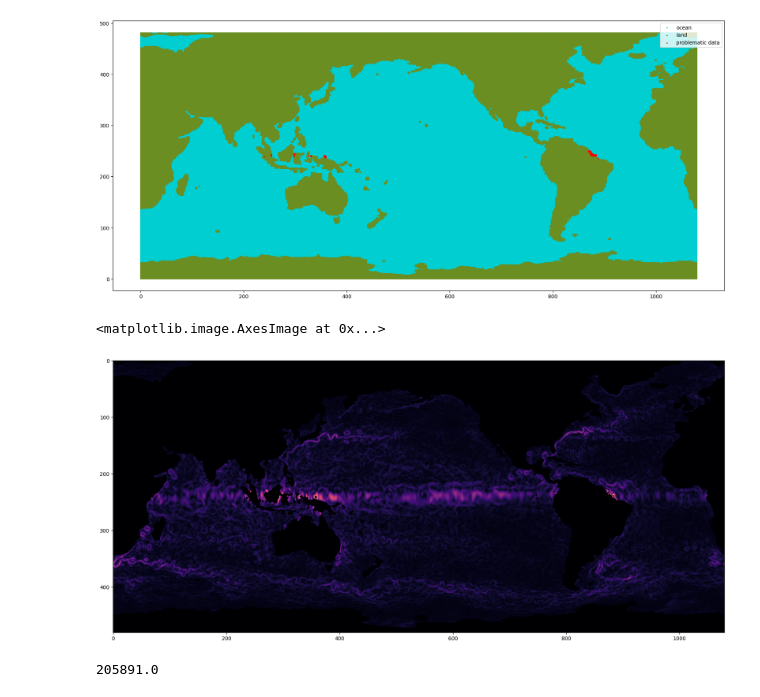
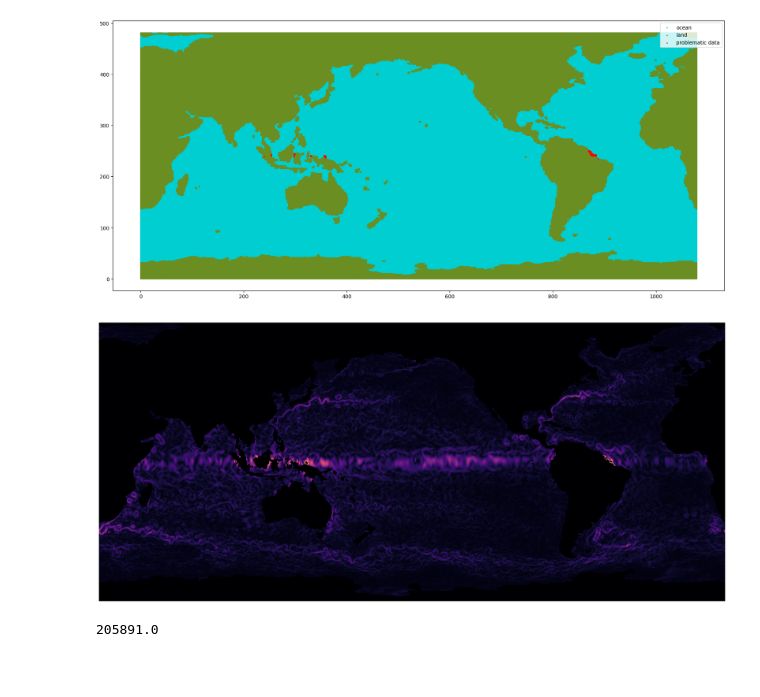
Before and after one commit to adarshramiyer/oceans, a Jupyter notebook: python/eda.ipynb, the cells around one changed output. Drawn from its saved outputs; the diff is of its cells as text; code cells hidden in the pictures; blank space fills up the shorter version.

Commit message:
updated website with image

```diff
--- a/python/eda.ipynb
+++ b/python/eda.ipynb
@@ -3,10 +3,10 @@ import json
 import matplotlib.pyplot as plt
 import numpy as np
 # %%
-with open('.\\oscar_current_data_U.json', 'r') as datafile:
+with open('..\\data\\oscar_current_data_U.json', 'r') as datafile:
     u = json.load(datafile)[0]
 
-with open('.\\oscar_current_data_V.json', 'r') as datafile:
+with open('..\\data\\oscar_current_data_V.json', 'r') as datafile:
     v = json.load(datafile)[0]
 
 print(u['header'])
@@ -80,27 +80,31 @@ plt.show()
 # %%
 # exploring current magnitude
 
 def magnitude(u, v):
     if (u == None or v == None):
         return 0.0
     return (np.sqrt(pow(u, 2) + pow(v, 2)))
 
 fig, ax = plt.subplots(1, figsize=(21.6, 9.62))
 
 current_magnitudes = np.zeros((481, 1080))
 
 for i in range (len(u_data)):
     c = i % 1080
     r = int(i / 1080)
     if (u_data[i] == None or v_data[i] == None):
         current_magnitudes[r][c] = -.1
         continue
     current_magnitudes[r][c] = magnitude(u_data[i], v_data[i])
 
 ax.imshow(current_magnitudes, cmap='magma')
+plt.axis('off')
+plt.subplots_adjust(top = 1, bottom = 0, right = 1, left = 0,
+            hspace = 0, wspace = 0)
+plt.margins(0, 0)
+plt.savefig("testfig.jpg")
 # %% [output]
-<matplotlib.image.AxesImage at 0x...>
-[figure, old version]
+[figure, new version]
 # %%
 # generating vector field array and land
 
```
Also changed, not shown: parts of 1 cell of this notebook, 5 other files.
